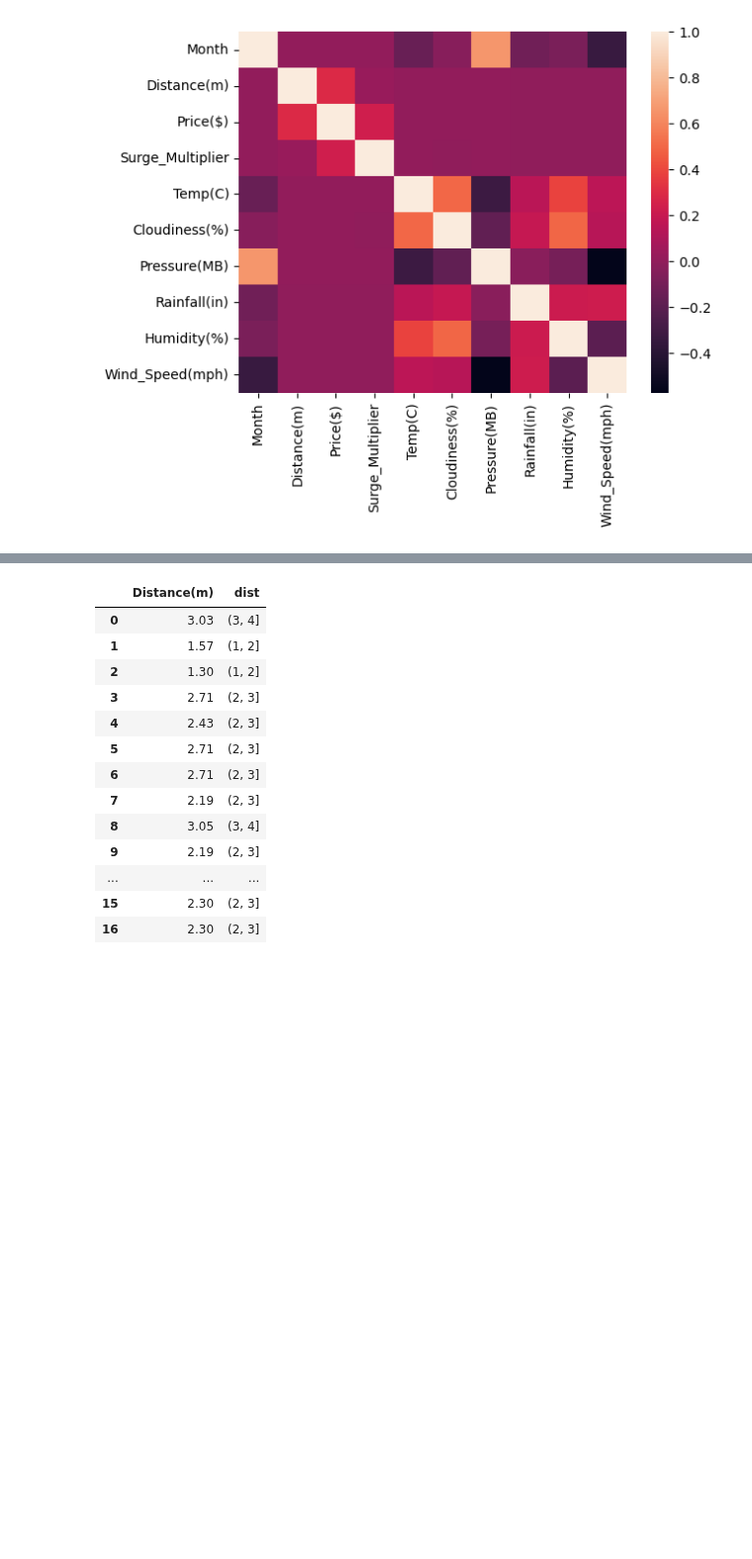
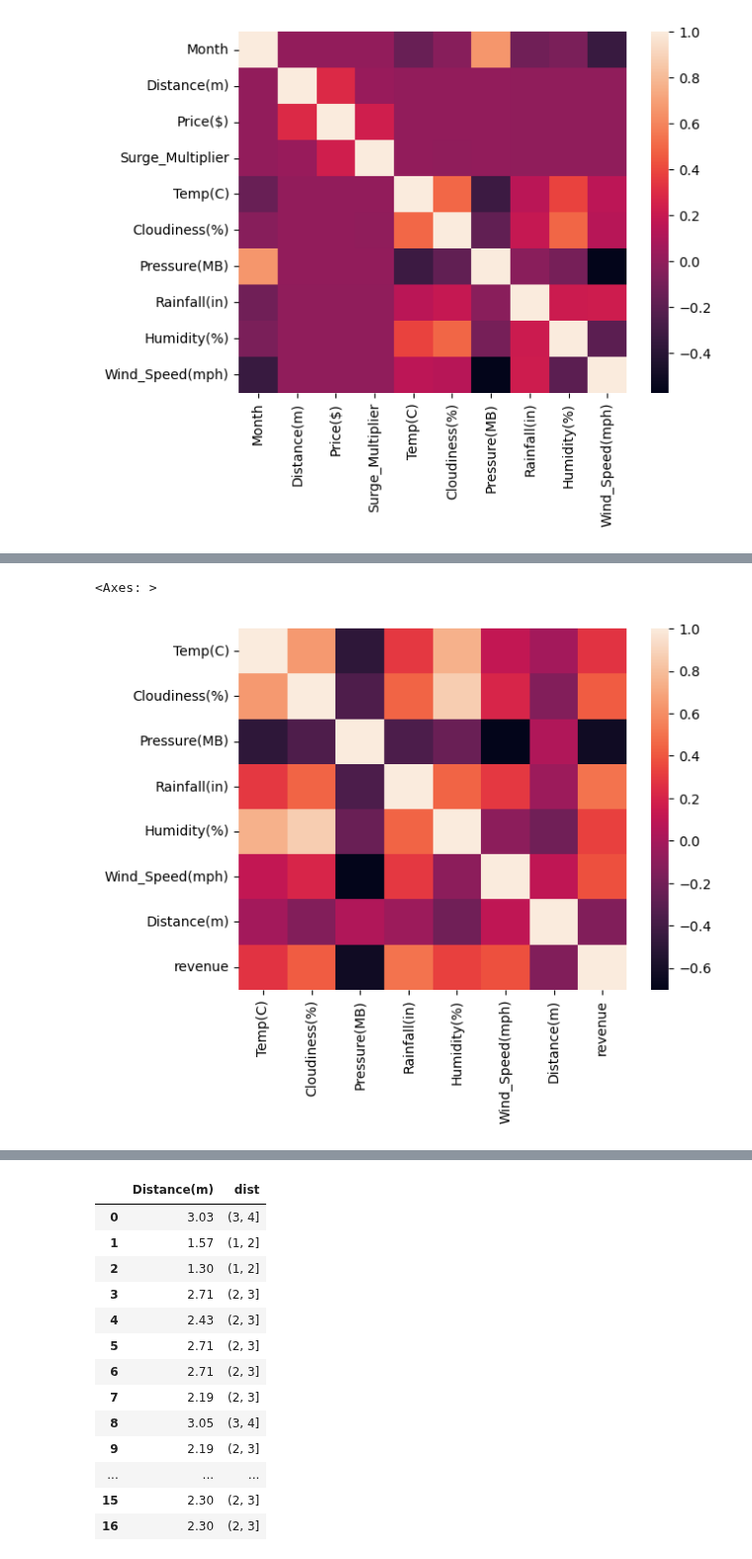
Before and after one commit to marnaji/Project-1, a Jupyter notebook: main.ipynb, the cells around one changed output, grey strips where cells are left out. Shown at 99% size. Cells and saved outputs as stored; diff of their text form; code cells hidden in the pictures; blank space fills up the shorter version.

```diff
--- a/main.ipynb
+++ b/main.ipynb
@@ -448,0 +493,12 @@ sns.heatmap(corr)
+# %%
+# calculate the correlation matrix on revenue based on the wehater conditions on specific days
+conditions_list = ["Temp(C)","Cloudiness(%)","Pressure(MB)","Rainfall(in)","Humidity(%)","Wind_Speed(mph)","Distance(m)","revenue"]
+
+corr = by_date.loc[:,conditions_list].select_dtypes('number').corr()
+
+
+# plot the heatmap
+sns.heatmap(corr)
+# %% [output]
+<Axes: >
+[figure, added]
```
Also changed, not shown: parts of 7 cells of this notebook.
